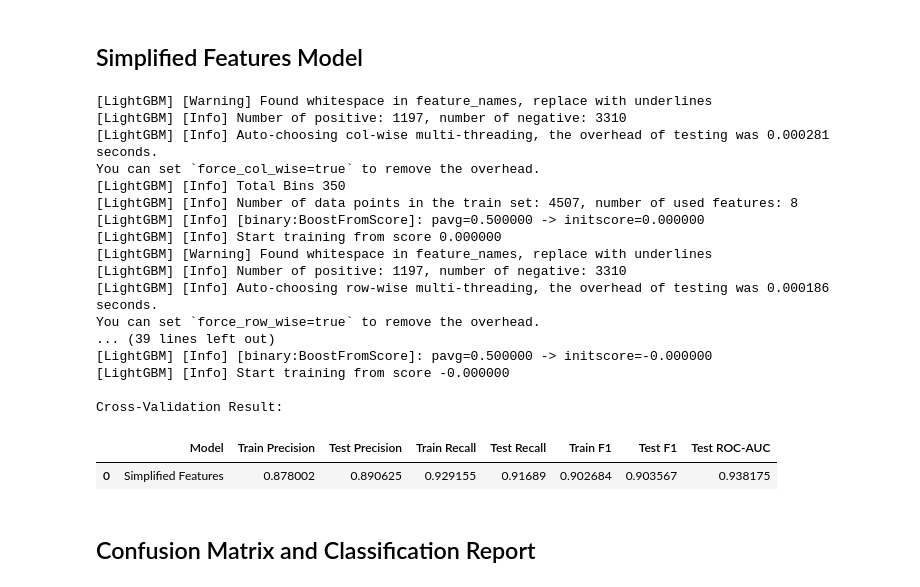
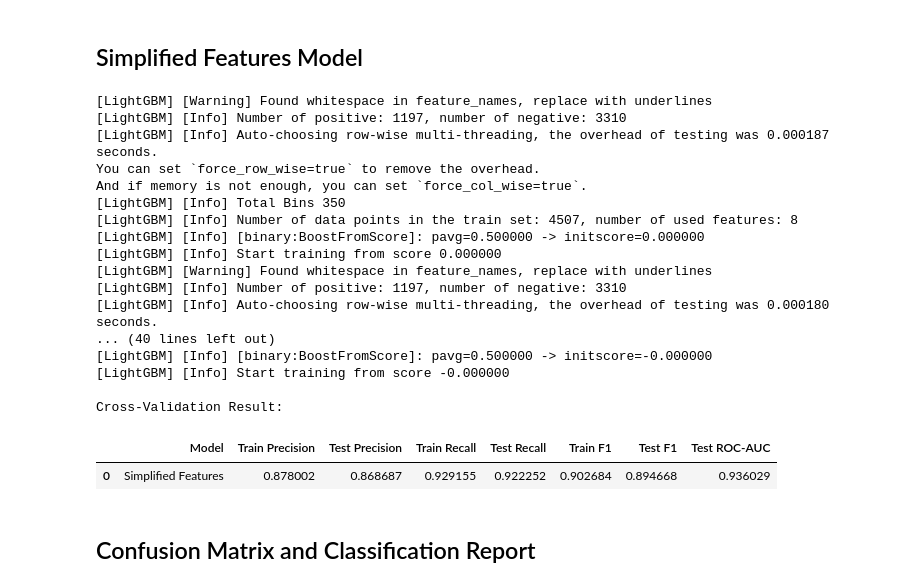
Before and after one commit to sna-ds/Telecom-Customer-Churn-Prediction-Retention-Strategy, a Jupyter notebook: notebook/exploration_and_prediction.ipynb, the cells around one changed output. Saved outputs shown, nothing was run; the diff lists cells and outputs as text; code cells hidden in the pictures.

```diff
--- a/notebook/exploration_and_prediction.ipynb
+++ b/notebook/exploration_and_prediction.ipynb
@@ -1223,23 +1232,34 @@ Based on Logistic Regression and LightGBM Feature Importance, here are the featu
 # %% [markdown]
 ## Simplified Features Model
 # %%
+# SELECTED FEATURES
 features = [
-    'satisfaction_score', 'monthly_ charges', 'online_security',
-    'contract_Month-to-Month', 'contract_Two Year', 'contract_One Year',
-    'number_of_dependents', 'tenure'
+    'satisfaction_score',
+    'monthly_ charges',
+    'online_security',
+    'contract_Month-to-Month',
+    'contract_Two Year',
+    'contract_One Year',
+    'number_of_dependents',
+    'tenure'
 ]
 
+# Subset the data
 X_train_simp = X_train[features]
 X_test_simp = X_test[features]
 
-# Define Model
-Best_Model_Simp = LGBMClassifier(class_weight='balanced', learning_rate=0.05, n_estimators=200,
-               num_leaves=15, random_state=42)
+# MODEL SETUP
+Best_Model_Simp = LGBMClassifier(
+    class_weight='balanced',
+    learning_rate=0.05,
+    n_estimators=200,
+    num_leaves=15,
+    random_state=42
+)
 
-# Initialize result list
 results_final = []
 
-# Cross-validation setup
+# CROSS-VALIDATION
 cv = StratifiedKFold(n_splits=5, shuffle=True, random_state=42)
 
 prec_scores, rec_scores, f1_scores, auc_scores = [], [], [], []
@@ -1248,62 +1268,60 @@ for train_idx, val_idx in cv.split(X_train_simp, y_train):
     X_train_cv, X_val = X_train_simp.iloc[train_idx], X_train_simp.iloc[val_idx]
     y_train_cv, y_val = y_train.iloc[train_idx], y_train.iloc[val_idx]
 
-    # Fit model
     Best_Model_Simp.fit(X_train_cv, y_train_cv)
     y_pred = Best_Model_Simp.predict(X_val)
 
-    # Metrics
     prec_scores.append(precision_score(y_val, y_pred))
     rec_scores.append(recall_score(y_val, y_pred))
     f1_scores.append(f1_score(y_val, y_pred))
     auc_scores.append(roc_auc_score(y_val, y_pred))
 
-# Test set
-Best_Model_Simp.fit(X_train, y_train)
+# FINAL TRAIN ON ALL TRAINING DATA
+Best_Model_Simp.fit(X_train_simp, y_train)
 
-# Test Evaluation
-y_pred_test = Best_Model_Simp.predict(X_test)
+# TEST SET EVALUATION
+y_pred_test = Best_Model_Simp.predict(X_test_simp)
+
 test_prec = precision_score(y_test, y_pred_test)
 test_rec = recall_score(y_test, y_pred_test)
 test_f1 = f1_score(y_test, y_pred_test)
 test_auc = roc_auc_score(y_test, y_pred_test)
 
-# Append result
+# STORE RESULTS
 results_final.append({
     "Model": "Simplified Features",
     "Train Precision": np.mean(prec_scores),
     "Test Precision": test_prec,
     "Train Recall": np.mean(rec_scores),
     "Test Recall": test_rec,
     "Train F1": np.mean(f1_scores),
     "Test F1": test_f1,
     "Test ROC-AUC": test_auc
 })
 
-# Dataframe
 print("\nCross-Validation Result:")
 results_df = pd.DataFrame(results_final)
 results_df
 # %% [output]
 [LightGBM] [Warning] Found whitespace in feature_names, replace with underlines
 [LightGBM] [Info] Number of positive: 1197, number of negative: 3310
-[LightGBM] [Info] Auto-choosing col-wise multi-threading, the overhead of testing was 0.000281 seconds.
-You can set `force_col_wise=true` to remove the overhead.
+[LightGBM] [Info] Auto-choosing row-wise multi-threading, the overhead of testing was 0.000187 seconds.
+You can set `force_row_wise=true` to remove the overhead.
+And if memory is not enough, you can set `force_col_wise=true`.
 [LightGBM] [Info] Total Bins 350
 [LightGBM] [Info] Number of data points in the train set: 4507, number of used features: 8
 [LightGBM] [Info] [binary:BoostFromScore]: pavg=0.500000 -> initscore=0.000000
 [LightGBM] [Info] Start training from score 0.000000
 [LightGBM] [Warning] Found whitespace in feature_names, replace with underlines
 [LightGBM] [Info] Number of positive: 1197, number of negative: 3310
-[LightGBM] [Info] Auto-choosing row-wise multi-threading, the overhead of testing was 0.000186 seconds.
-You can set `force_row_wise=true` to remove the overhead.
-... (39 lines left out)
+[LightGBM] [Info] Auto-choosing row-wise multi-threading, the overhead of testing was 0.000180 seconds.
+... (40 lines left out)
 [LightGBM] [Info] [binary:BoostFromScore]: pavg=0.500000 -> initscore=-0.000000
 [LightGBM] [Info] Start training from score -0.000000
 
 Cross-Validation Result:
 |  | Model | Train Precision | Test Precision | Train Recall | Test Recall | Train F1 | Test F1 | Test ROC-AUC |
-| 0 | Simplified Features | 0.878002 | 0.890625 | 0.929155 | 0.91689 | 0.902684 | 0.903567 | 0.938175 |
+| 0 | Simplified Features | 0.878002 | 0.868687 | 0.929155 | 0.922252 | 0.902684 | 0.894668 | 0.936029 |
 # %% [markdown]
 ## Confusion Matrix and Classification Report
 # %%
```
Also changed, not shown: parts of 11 cells of this notebook, 2 other files.
